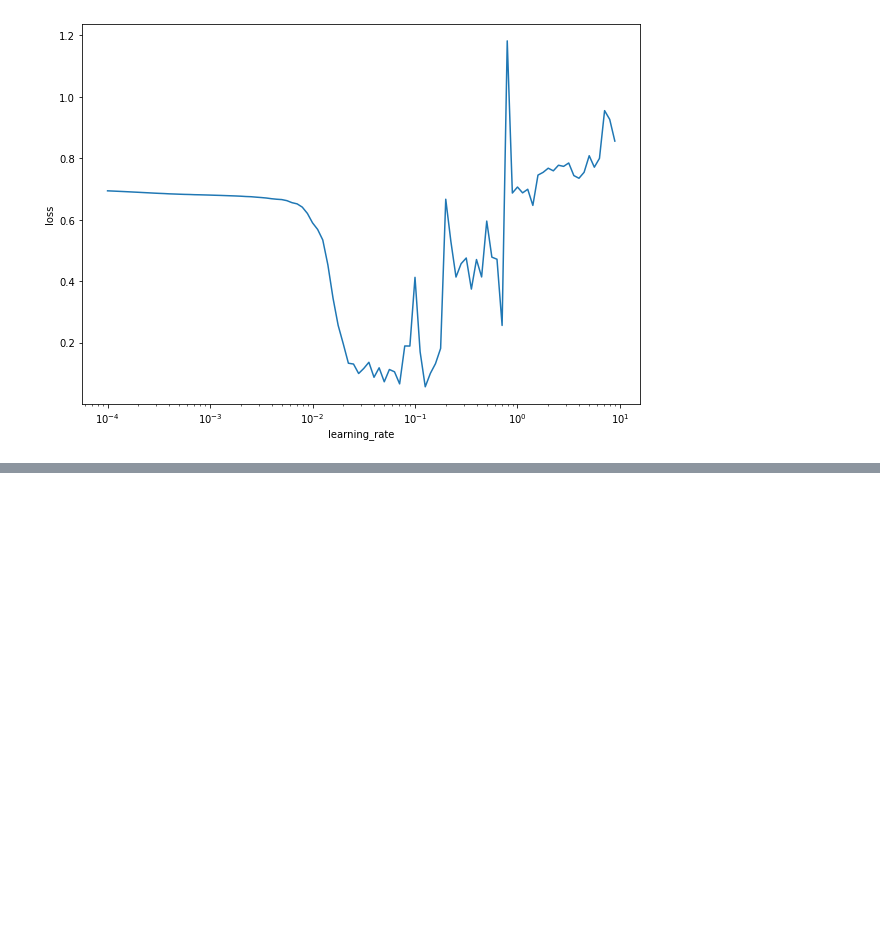
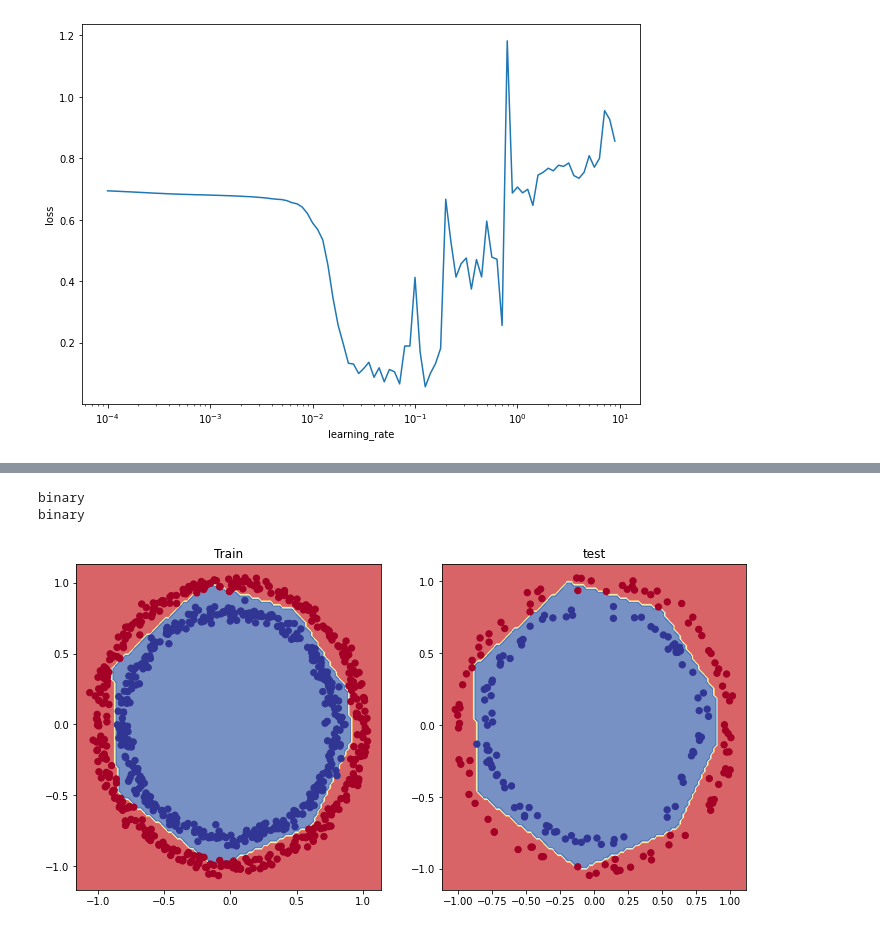
Before and after one commit to Henil21/Classification-with-TensorFlow-, a Jupyter notebook: Neural_network_classification_tensorflow.ipynb, the cells around one changed output, grey strips where cells are left out. Cells and saved outputs as stored; diff of their text form; code cells hidden in the pictures; blank space fills up the shorter version.

```diff
--- a/Neural_network_classification_tensorflow.ipynb
+++ b/Neural_network_classification_tensorflow.ipynb
@@ -510,3 +492,15 @@ plt.ylabel("loss")
 # %% [output]
 Text(0, 0.5, 'loss')
 [figure]
+# %%
+# lets try using higher *ideal* learning rate with same model
+tf.random.set_seed(42)
+model_9=tf.keras.Sequential([
+    tf.keras.layers.Dense(4,activation='relu'),
+    tf.keras.layers.Dense(4,activation='relu'),
+    tf.keras.layers.Dense(1,activation='sigmoid')
+])
+model_9.compile(loss='binary_crossentropy',
+                optimizer=tf.keras.optimizers.Adam(lr=0.02),
+                metrics=['accuracy'])
+history_9=model_9.fit(X_train,y_train,epochs=20)
@@ -512,0 +526,15 @@ Text(0, 0.5, 'loss')
+# %%
+# pd.DataFrame(history_9.history).plot(figsize=(10,7))
+# Plot the decision boundary for the training and test sets
+plt.figure(figsize=(12,6))
+plt.subplot(1,2,1)
+plt.title("Train")
+plot_decision_boundary(model_9,x=X_train,y=y_train)
+plt.subplot(1,2,2)
+plt.title("test")
+plot_decision_boundary(model_9,x=X_test,y=y_test)
+plt.show()
+# %% [output]
+binary
+binary
+[figure, added]
```
Also changed, not shown: parts of 5 cells of this notebook.
